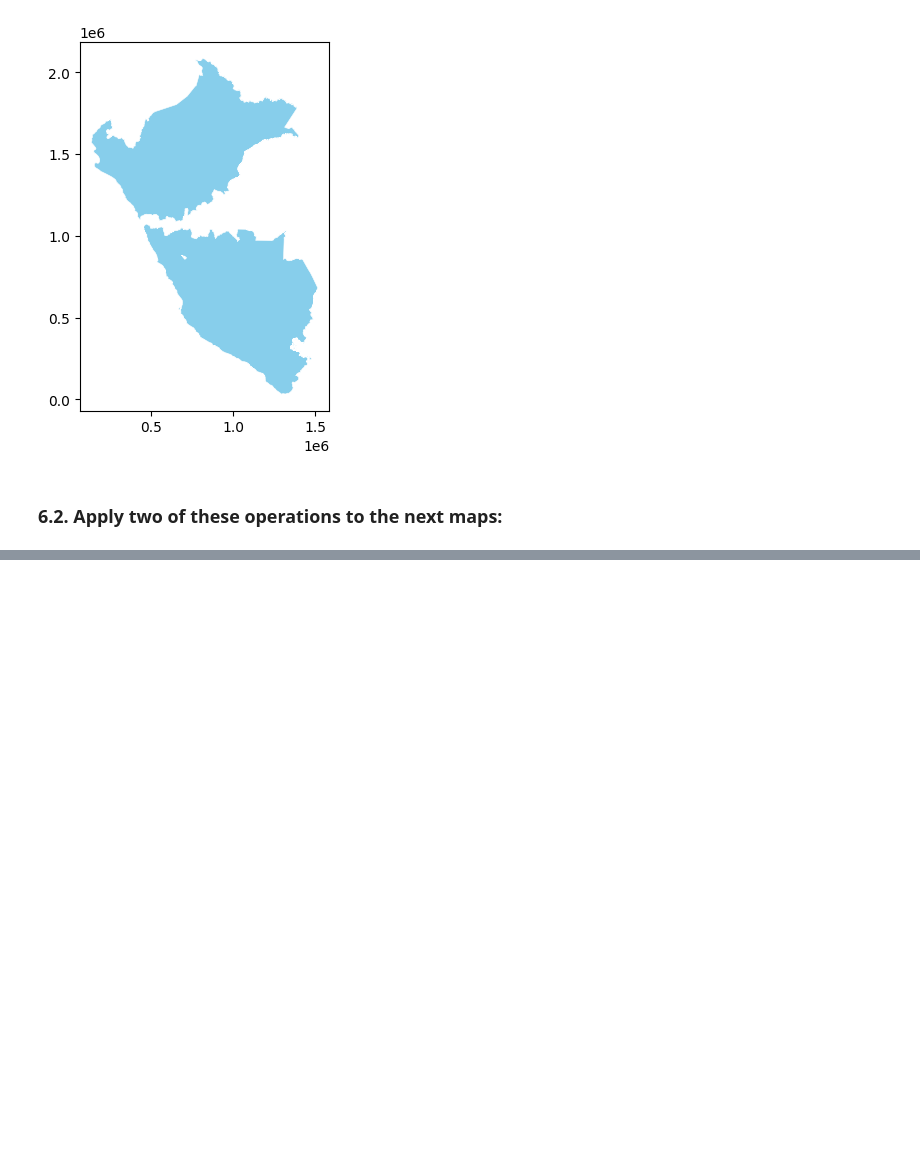
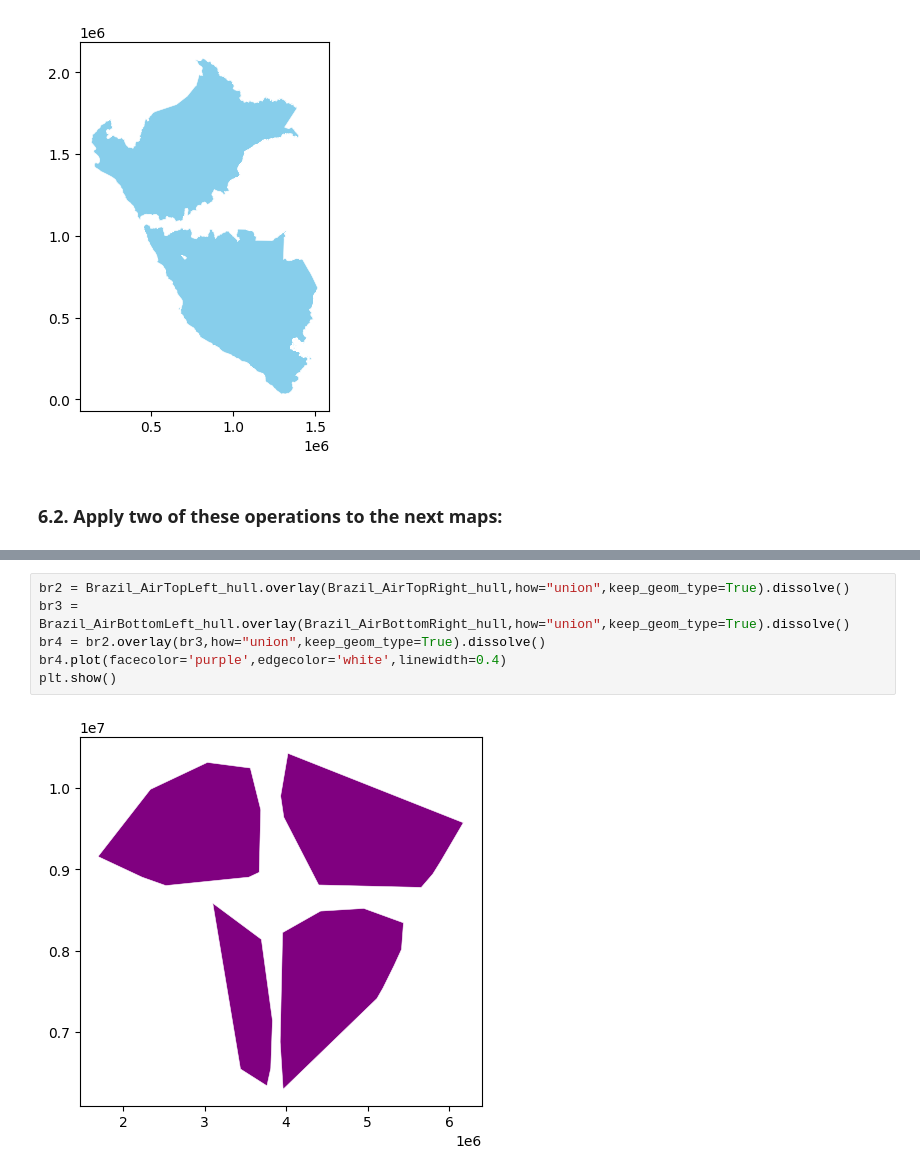
Before and after one commit to IntroSpatialDataScience/geodfEv3, a Jupyter notebook: Evaluacion3.ipynb, the cells around one changed output, grey strips where cells are left out. Cells and saved outputs as stored; diff of their text form; blank space fills up the shorter version.

```diff
--- a/Evaluacion3.ipynb
+++ b/Evaluacion3.ipynb
@@ -528,0 +566,8 @@ plt.show()
+# %%
+br2 = Brazil_AirTopLeft_hull.overlay(Brazil_AirTopRight_hull,how="union",keep_geom_type=True).dissolve()
+br3 = Brazil_AirBottomLeft_hull.overlay(Brazil_AirBottomRight_hull,how="union",keep_geom_type=True).dissolve()
+br4 = br2.overlay(br3,how="union",keep_geom_type=True).dissolve()
+br4.plot(facecolor='purple',edgecolor='white',linewidth=0.4)
+plt.show()
+# %% [output]
+[figure, added]
```
Also changed, not shown: parts of 6 cells of this notebook.
